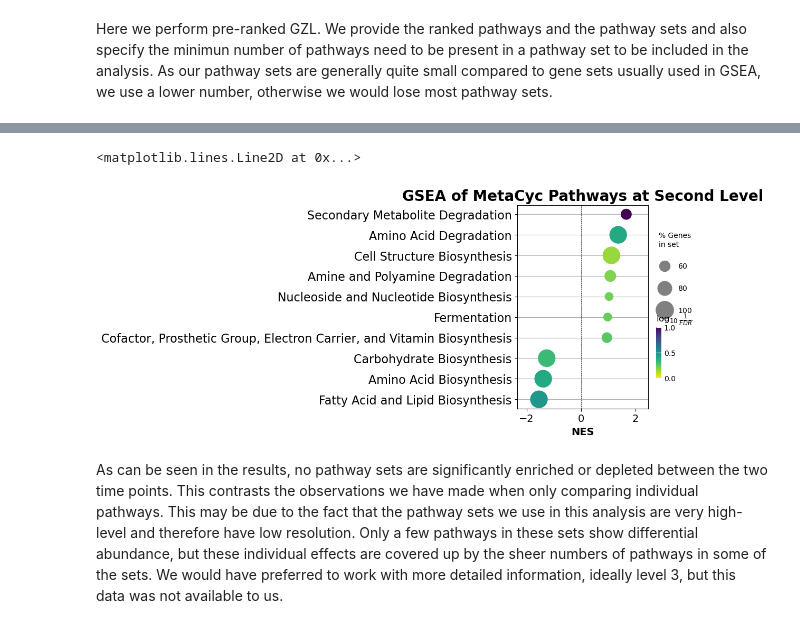
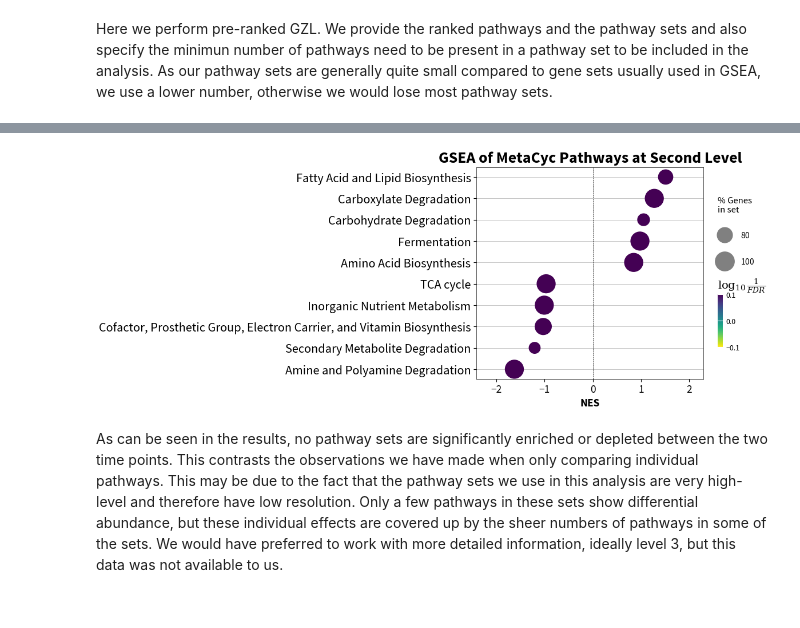
Before and after one commit to Emelie23/microbEvolve2, a Jupyter notebook: scripts/04-2_functional_annotation.ipynb, the cells around one changed output, grey strips where cells are left out. Drawn from its saved outputs; the diff is of its cells as text; code cells hidden in the pictures.

Commit message:
Saved figures for presentation

```diff
--- a/scripts/04-2_functional_annotation.ipynb
+++ b/scripts/04-2_functional_annotation.ipynb
@@ -357,7 +344,7 @@ pathways2seclevel = pd.read_csv(f"{data_dir}/raw/metacyc_pathways2seclevel.txt",
 pathway_sets = pathways2seclevel.groupby("seclevel")["pathway"].apply(list).to_dict()
 
 # Here we calculate the ranking metric for the pathways and sort them in descending order
-pathway_rank = abs(de_6months["lfc"]) * (-1 * np.log10(de_6months["q"]))
+pathway_rank = np.sign(de_6months["lfc"]) * (-1 * np.log10(de_6months["q"]))
 pathway_rank = pathway_rank.sort_values(ascending=False)
 # %% [output]
 ../data/raw/metacyc_pathways2seclevel.txt already exists. Skipping download.
@@ -406,16 +393,21 @@ Number of significant pathways sets found: 0
 # %%
-ax = gp.dotplot(
+fig, ax = plt.subplots(1, 1)
+
+gp.dotplot(
     prerank_res.res2d,
     title="GSEA of MetaCyc Pathways at Second Level",
     column="FDR q-val",
     top_term=10,
     size=4, # adjust dot size
-    figsize=(4,5), cutoff=1, show_ring=False
+    figsize=(4,5), cutoff=1, show_ring=False,
+    ax=ax
 )
 ax.axvline(x=0, color='black', linestyle='--', linewidth=.5)
+
+fig.tight_layout()
+fig.savefig("../figures/gsea_metacyc_pathways_second_level.pdf")
 # %% [output]
-<matplotlib.lines.Line2D at 0x...>
-[figure, old version]
+[figure, new version]
 # %% [markdown]
 As can be seen in the results, no pathway sets are significantly enriched or depleted between the two time points. This contrasts the observations we have made when only comparing individual pathways. This may be due to the fact that the pathway sets we use in this analysis are very high-level and therefore have low resolution. Only a few pathways in these sets show differential abundance, but these individual effects are covered up by the sheer numbers of pathways in some of the sets. We would have preferred to work with more detailed information, ideally level 3, but this data was not available to us.
 # %% [markdown]
```
Also changed, not shown: parts of 9 cells of this notebook.
